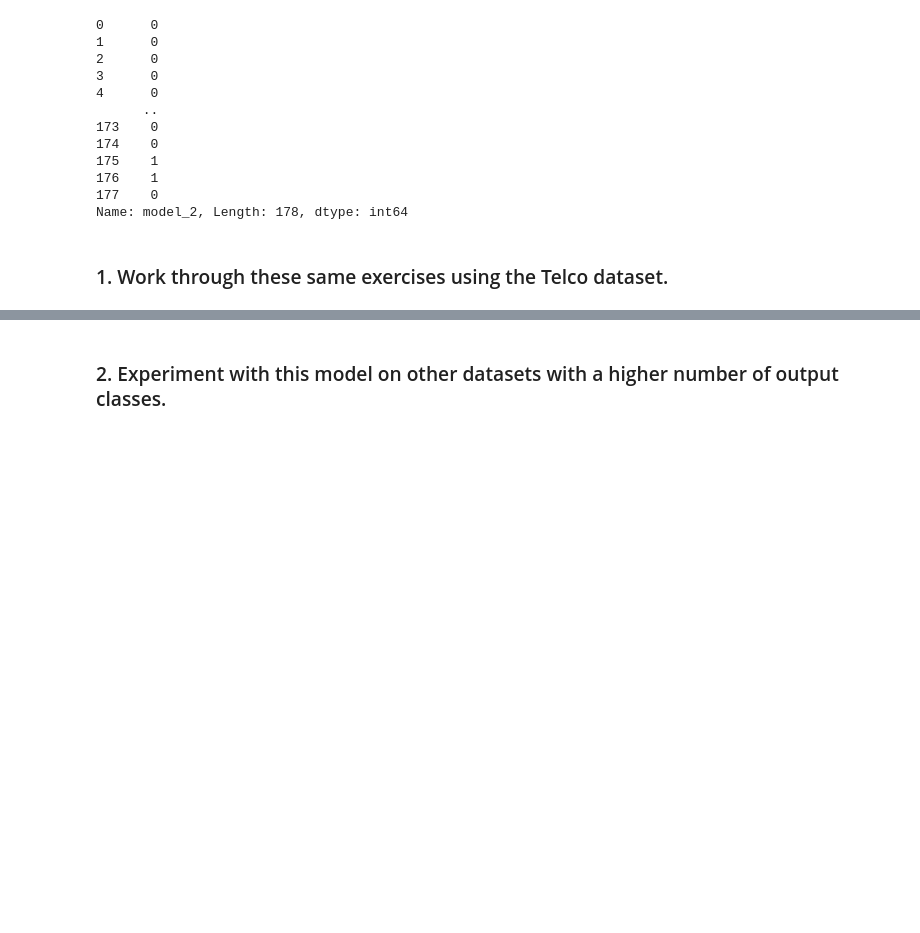
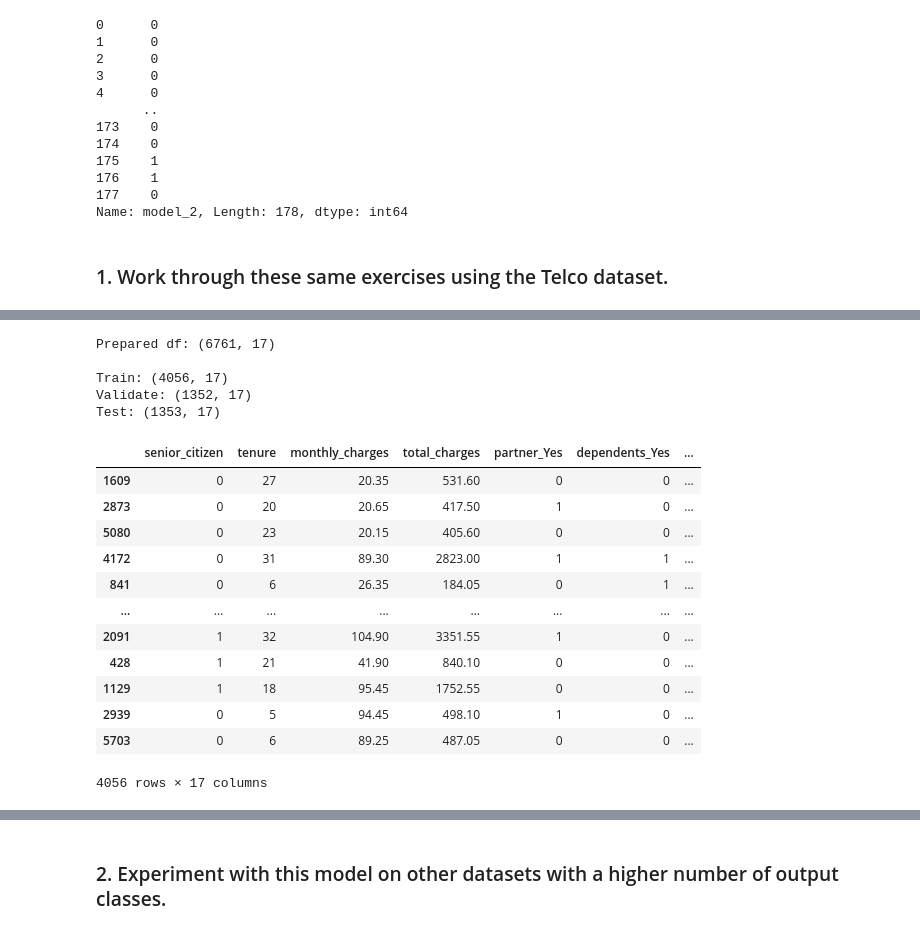
Before and after one commit to David-Howell/classification-exercises, a Jupyter notebook: model.ipynb, the cells around one changed output, grey strips where cells are left out. Drawn from its saved outputs; the diff is of its cells as text; code cells hidden in the pictures; blank space fills up the shorter version.

```diff
--- a/model.ipynb
+++ b/model.ipynb
@@ -559,0 +663,24 @@ df[combine]
+# %%
+train, validate, test = prepare.split_data(df,'churn_Yes')
+# %% [output]
+Prepared df: (6761, 17)
+
+Train: (4056, 17)
+Validate: (1352, 17)
+Test: (1353, 17)
+# %%
+train
+# %% [output]
+|  | senior_citizen | tenure | monthly_charges | total_charges | partner_Yes | dependents_Yes | ... |
+| 1609 | 0 | 27 | 20.35 | 531.60 | 0 | 0 | ... |
+| 2873 | 0 | 20 | 20.65 | 417.50 | 1 | 0 | ... |
+| 5080 | 0 | 23 | 20.15 | 405.60 | 0 | 0 | ... |
+| 4172 | 0 | 31 | 89.30 | 2823.00 | 1 | 1 | ... |
+| 841 | 0 | 6 | 26.35 | 184.05 | 0 | 1 | ... |
+| ... | ... | ... | ... | ... | ... | ... | ... |
+| 2091 | 1 | 32 | 104.90 | 3351.55 | 1 | 0 | ... |
+| 428 | 1 | 21 | 41.90 | 840.10 | 0 | 0 | ... |
+| 1129 | 1 | 18 | 95.45 | 1752.55 | 0 | 0 | ... |
+| 2939 | 0 | 5 | 94.45 | 498.10 | 1 | 0 | ... |
+| 5703 | 0 | 6 | 89.25 | 487.05 | 0 | 0 | ... |
+4056 rows × 17 columns
```
Also changed, not shown: parts of 60 cells of this notebook.
